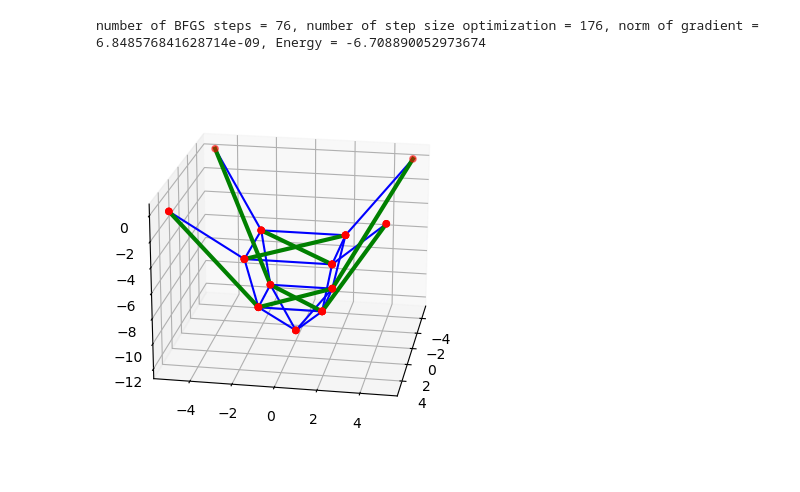
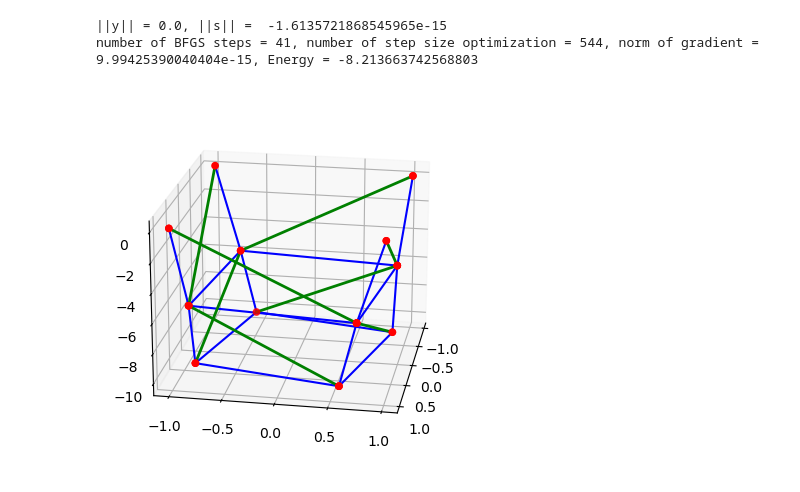
Before and after one commit to markus0800/Project_TMA4180, a Jupyter notebook: project.ipynb, the cells around one changed output. Cells and saved outputs as stored; diff of their text form; code cells hidden in the pictures.

```diff
--- a/project.ipynb
+++ b/project.ipynb
@@ -107,0 +133,17 @@ def gradient_E(X, A, B, L, fixed_points, mg, pg, k, c):
+# %%
+N = 10
+X = np.zeros((3,N))
+X[:,0] = [5,5,0]
+X[:,1] = [-5,5,0]
+X[:,2] = [-5,-5,0]
+X[:,3] = [5,-5,0]
+X[:,4:] = np.random.randint(10, size = np.shape(X[:,4:]))
+X
+A = np.zeros((N,N))
+edges = np.array([[1,5], [5,6], [4,5], [2,6], [6,7], [3,7], [4,7], [0,4], [7, 8], [8,9]])
+create_edge(A, edges[:,0], edges[:,1])
+fixed_points = [0,1,2,3]
+print(X)
+
+print(constraint(X, f))
+print(gradient_constraint(X, df))
@@ -246,7 +334,7 @@ def plot_bar_net(X,A,ax):
                 y = [X[:,i][1], X[:,j][1]]
                 z = [X[:,i][2], X[:,j][2]]
                 ax.scatter(x, y, z,  c='r', marker='o')
-                ax.plot(x,y,z, c = 'g', linewidth = '3.0')
+                ax.plot(x,y,z, c = 'g', linewidth = '2.0')
 # %%
 N = 8
 X = np.zeros((3,N))
@@ -388,22 +487,34 @@ number of BFGS steps = 29, number of step size optimization = 129, norm of gradi
 [figure]
 [figure]
 # %%
-N = 13
+N = 12
 X = np.zeros((3,N))
 A = np.zeros((N,N))
 B = np.zeros((N,N))
-a = 5
+a = 1
+b = 1
+c = 1
 X[:,0] = [a,a,0]
 X[:,1] = [-a,a,0]
 X[:,2] = [-a,-a,0]
 X[:,3] = [a,-a,0]
-X[:,4:] = np.random.randint(10, size = np.shape(X[:,4:]))
+
+X[:,4] = [b,b,1]
+X[:,5] = [-b,b,1]
+X[:,6] = [-b,-b,1]
+X[:,7] = [b,-b, 1]
+
+X[:,8] = [c,c,2]
+X[:,9] = [-c,c,2]
+X[:,10] = [-c,-c,2]
+X[:,11] = [c,-c, 2]
+
 #X[:,12] = [0,0,-10]
-edges = np.array([[1,5], [2,6], [3,7],[0,4], [4,5], [5,6], [6,7], [4,7], [4,8], [5,9], [6,10], [7,11], [4,8], [8,9],[9,10],[10,11],[11,8], [8,12], [9,12], [10,12], [11,12] ])
-bar_edges = np.array([[0,8], [1,9], [2,10], [3,11], [4,6], [5,7], [8, 10], [9,11]])
+edges = np.array([[1,5], [2,6], [3,7],[0,4], [4,5], [5,6], [6,7], [4,7], [4,8], [5,9], [6,10], [7,11], [4,8], [8,9],[9,10],[10,11],[11,8]])
+bar_edges = np.array([[0,5], [1,6], [2,7], [3,4], [4, 9], [5,10], [6,11], [7,8]])
 create_edge(A, edges[:,0], edges[:,1])
 create_edge(B, bar_edges[:,0], bar_edges[:,1])
-L = 3*np.ones_like(A)
+L = 4*B + 2*A
 fixed_points = [0,1,2,3]
 
 plt.figure()
@@ -446,10 +567,11 @@ number of gradient descent steps = 203, number of step size optimization = 3168,
 # %%
 plt.figure()
 ax4 = plt.axes(projection = '3d')
-X_BFGS = BFGS(E, gradient_E, np.copy(X), A, B, L, fixed_points, mg = 1/6, pg = 0, k = 1, c = 0.1, tol = 1e-8, strong_w = True)
+X_BFGS = BFGS(E, gradient_E, np.copy(X), A, B, L, fixed_points, mg = 1/6, pg = 0, k = 1, c = 0.1, tol = 1e-16, strong_w = True)
 plot_cable_net(X_BFGS, A, ax4)
 plot_bar_net(X_BFGS, B, ax4)
 ax4.view_init(20,10)
 # %% [output]
-number of BFGS steps = 76, number of step size optimization = 176, norm of gradient = 6.848576841628714e-09, Energy = -6.708890052973674
+||y|| = 0.0, ||s|| =  -1.6135721868545965e-15
+number of BFGS steps = 41, number of step size optimization = 544, norm of gradient = 9.99425390040404e-15, Energy = -8.213663742568803
-[figure, old version]
+[figure, new version]
```
Also changed, not shown: parts of 15 cells of this notebook.
